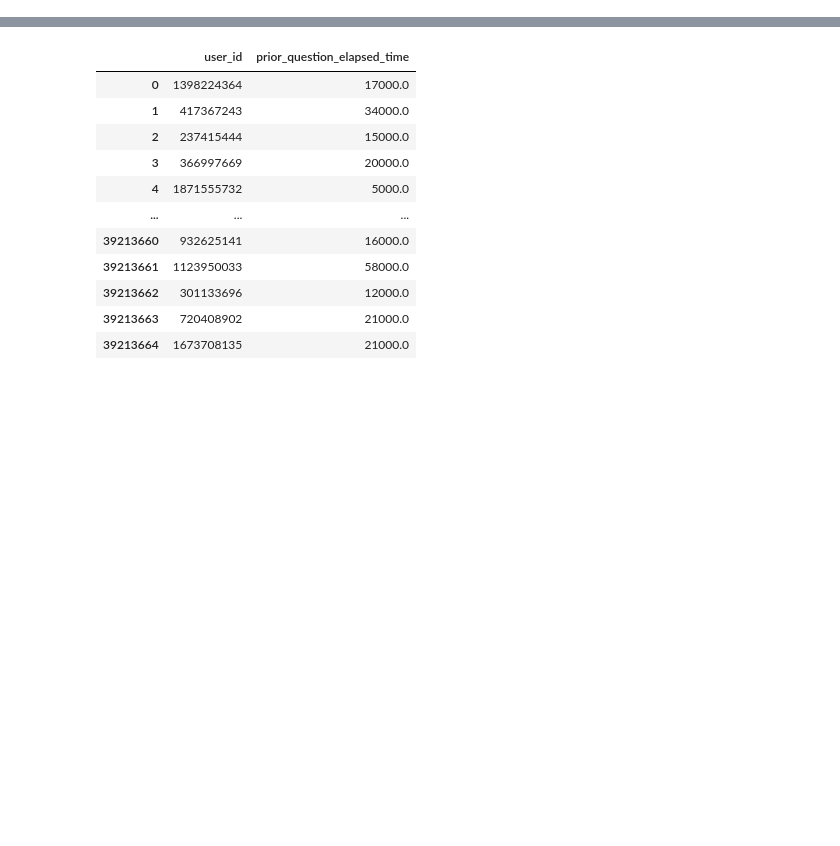
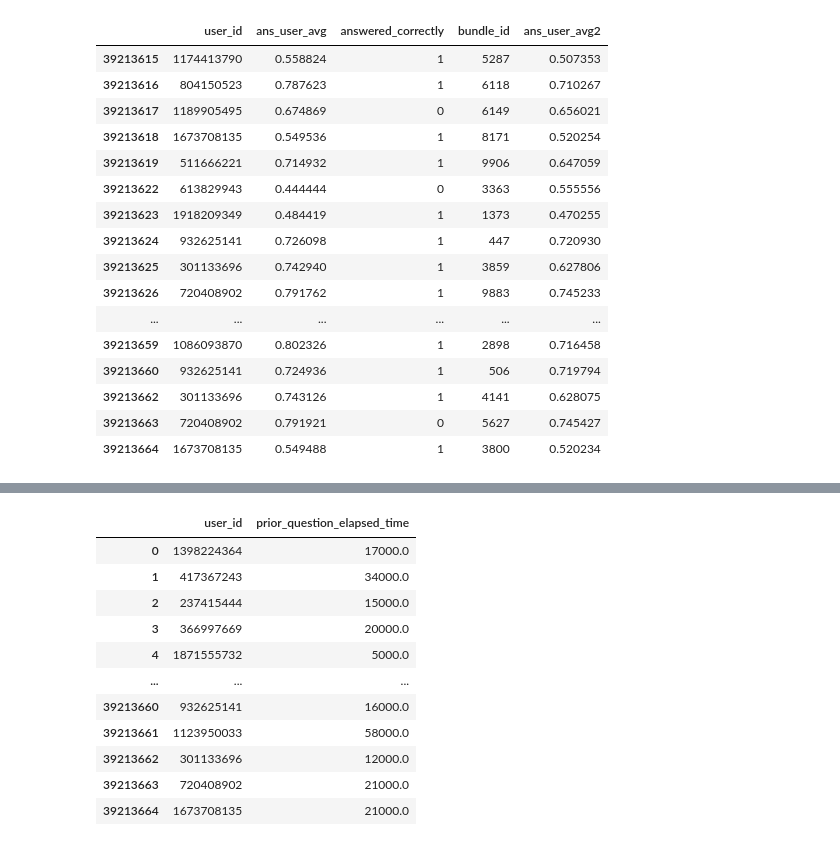
Before and after one commit to zakopuro/kaggle_Riiid, a Jupyter notebook: notebook/debug.ipynb, the cells around one changed output, grey strips where cells are left out. Cells and saved outputs as stored; diff of their text form; code cells hidden in the pictures; blank space fills up the shorter version.

```diff
--- a/notebook/debug.ipynb
+++ b/notebook/debug.ipynb
@@ -33,10 +83,16 @@ kernel_valid = pd.read_feather('../features/kernel_base/kernel_valid.feather')
 base_train_df = pd.read_feather('../features/kernel_base/BASE_train.feather')
 base_valid_df = pd.read_feather('../features/kernel_base/BASE_valid.feather')
 
-loop_train_df = pd.read_feather('../features/kernel_base/KERNEL_LOOP_train.feather')
-loop_valid_df = pd.read_feather('../features/kernel_base/KERNEL_LOOP_valid.feather')
+loop_train_df = pd.read_feather('../features/kernel_base/LOOP_FIX_train.feather')
+loop_valid_df = pd.read_feather('../features/kernel_base/LOOP_FIX_valid.feather')
+# %%
+loop2_train_df = pd.read_feather('../features/kernel_base/KERNEL_LOOP_train.feather')
+loop2_valid_df = pd.read_feather('../features/kernel_base/KERNEL_LOOP_valid.feather')
 # %%
 train = pd.concat([base_train_df,loop_train_df],axis=1)
 valid = pd.concat([base_valid_df,loop_valid_df],axis=1)
+# %%
+train2 = pd.concat([base_train_df,loop2_train_df],axis=1)
+valid2 = pd.concat([base_valid_df,loop2_valid_df],axis=1)
 # %%
 for i in range(len(FEATURES1)):
@@ -54,0 +113,2 @@ elapsed_time_q_avg,elapsed_time_content_avg
+# %%
+df = pd.concat([train[['user_id','ans_user_avg','answered_correctly','bundle_id']],train2[['ans_user_avg']].rename(columns={'ans_user_avg':'ans_user_avg2'})],axis=1)
@@ -54,0 +131,20 @@ elapsed_time_q_avg,elapsed_time_content_avg
+# %%
+df[(df['ans_user_avg'] != df['ans_user_avg2']) & (~df['ans_user_avg'].isnull())][-40:]
+# %% [output]
+|  | user_id | ans_user_avg | answered_correctly | bundle_id | ans_user_avg2 |
+| 39213615 | 1174413790 | 0.558824 | 1 | 5287 | 0.507353 |
+| 39213616 | 804150523 | 0.787623 | 1 | 6118 | 0.710267 |
+| 39213617 | 1189905495 | 0.674869 | 0 | 6149 | 0.656021 |
+| 39213618 | 1673708135 | 0.549536 | 1 | 8171 | 0.520254 |
+| 39213619 | 511666221 | 0.714932 | 1 | 9906 | 0.647059 |
+| 39213622 | 613829943 | 0.444444 | 0 | 3363 | 0.555556 |
+| 39213623 | 1918209349 | 0.484419 | 1 | 1373 | 0.470255 |
+| 39213624 | 932625141 | 0.726098 | 1 | 447 | 0.720930 |
+| 39213625 | 301133696 | 0.742940 | 1 | 3859 | 0.627806 |
+| 39213626 | 720408902 | 0.791762 | 1 | 9883 | 0.745233 |
+| ... | ... | ... | ... | ... | ... |
+| 39213659 | 1086093870 | 0.802326 | 1 | 2898 | 0.716458 |
+| 39213660 | 932625141 | 0.724936 | 1 | 506 | 0.719794 |
+| 39213662 | 301133696 | 0.743126 | 1 | 4141 | 0.628075 |
+| 39213663 | 720408902 | 0.791921 | 0 | 5627 | 0.745427 |
+| 39213664 | 1673708135 | 0.549488 | 1 | 3800 | 0.520234 |
```
Also changed, not shown: parts of 17 cells of this notebook, 9 other files.
